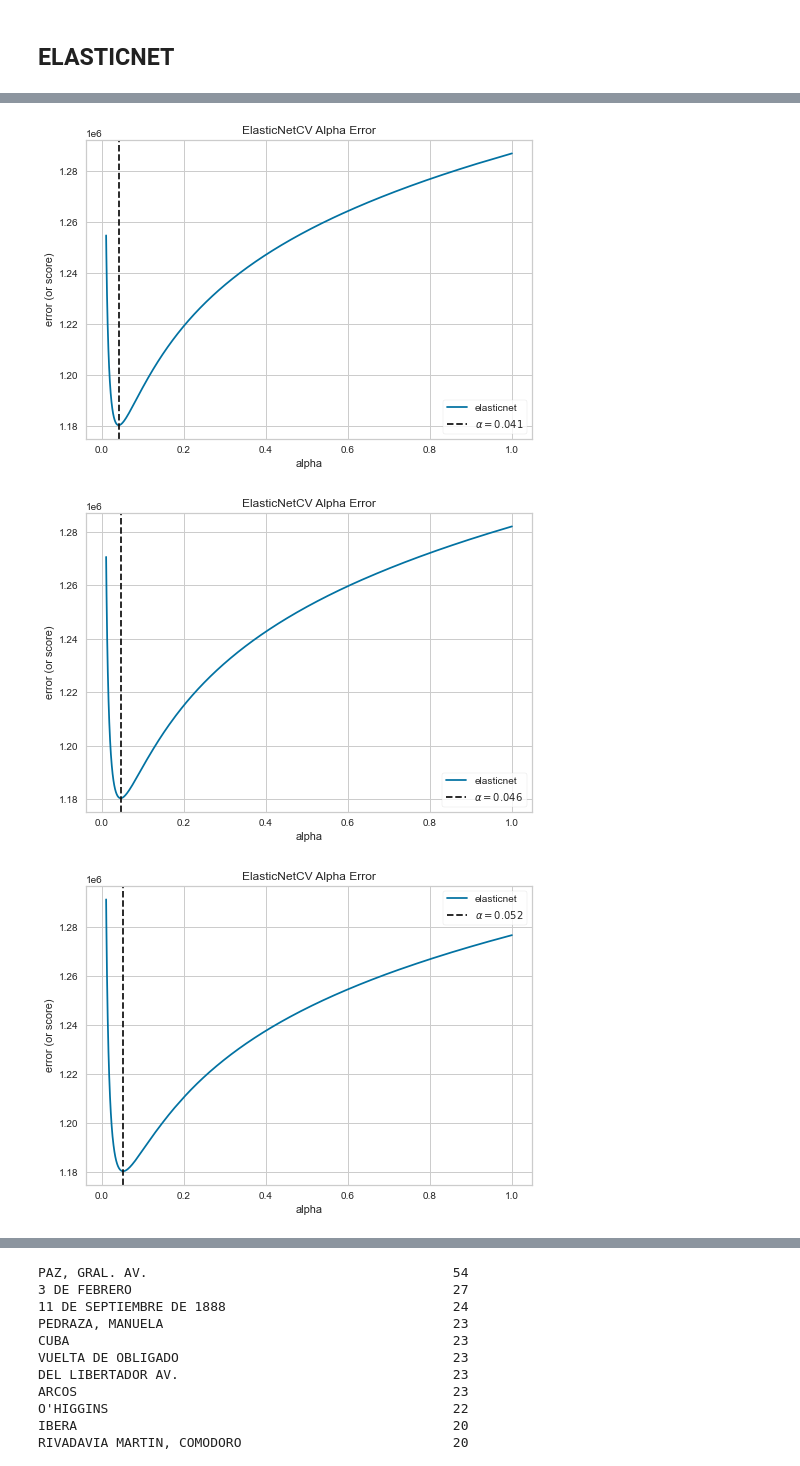
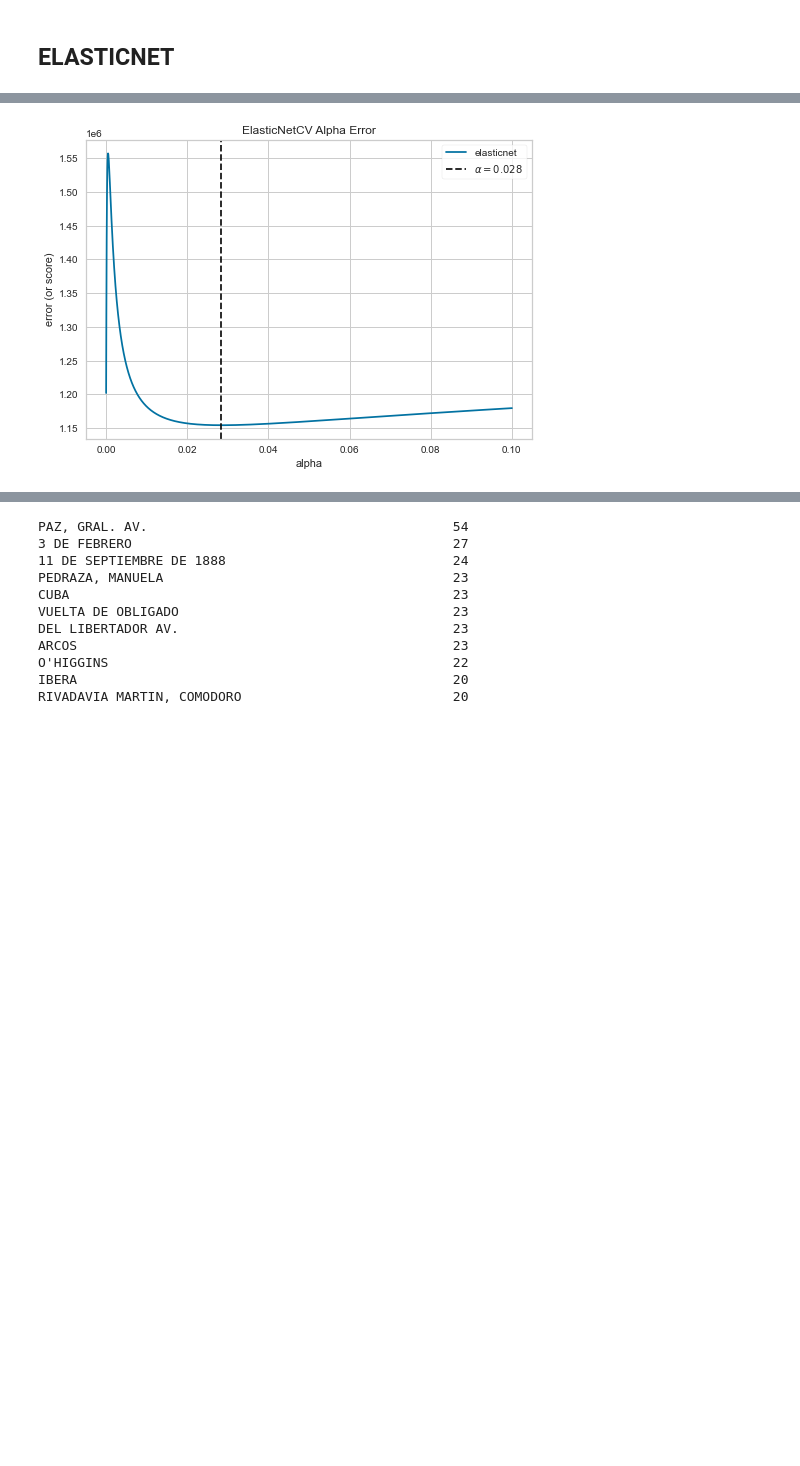
Before and after one commit to franfasan1/DG_G8_desfio2, a Jupyter notebook: notebook_desafio.ipynb, the cells around one changed output, grey strips where cells are left out. Saved outputs shown, nothing was run; the diff lists cells and outputs as text; code cells hidden in the pictures; blank space fills up the shorter version.

```diff
--- a/notebook_desafio.ipynb
+++ b/notebook_desafio.ipynb
@@ -203,11 +207,11 @@ data = data.join(data_clus_apartment.clusters_apartment)
 data = data.join(data_clus_house.clusters_house)
 # %%
 dummy_apartment = pd.get_dummies(data.clusters_apartment, dummy_na=True)
-dummy_apartment.columns = ['ap_0','ap_1', 'ap_2', 'Vacio']
+dummy_apartment.columns = ['ap_0','ap_1', 'ap_2', 'ap_3', 'Vacio']
 dummy_apartment.drop(['Vacio'], inplace=True, axis = 1)
 
 dummy_house = pd.get_dummies(data.clusters_house, dummy_na=True)
-dummy_house.columns = ['h_0', 'h_1', 'h_2', 'h_3', 'Vacio']
+dummy_house.columns = ['h_0', 'h_1', 'h_2', 'Vacio']
 dummy_house.drop(['Vacio'], inplace=True, axis = 1)
 
 data = data.join(dummy_apartment)
@@ -277,7 +281,7 @@ warnings.filterwarnings('ignore')
 # %% [markdown]
 ## LASSO
 # %%
-model_lasso = LassoCV(cv = 3, alphas = np.linspace(0,3,5000))
+model_lasso = LassoCV(cv = 3, alphas = np.linspace(0,10,5000))
 visualizer = AlphaSelection(model_lasso)
 visualizer.fit(Xs_train, ys_train)
 visualizer.show()
@@ -286,7 +290,6 @@ visualizer.show()
 <AxesSubplot:title={'center':'LassoCV Alpha Error'}, xlabel='alpha', ylabel='error (or score)'>
 # %%
-model_lasso = LassoCV(cv = 3, alphas = np.linspace(0,3,5000))
-
+model_lasso = LassoCV(cv = 3, alphas = np.linspace(0,10,5000))
 
 model_lasso.fit(Xs_train, ys_train)
 y_predict = model_lasso.predict(Xs_test)
@@ -354,6 +357,6 @@ visualizer.show()
 <AxesSubplot:title={'center':'RidgeCV Alpha Error'}, xlabel='alpha', ylabel='error (or score)'>
 # %%
-model_ridge = RidgeCV(cv = 3, alphas = np.linspace(0.1,2,500))
+model_ridge = RidgeCV(cv = 3, alphas = np.linspace(0.01,2,500))
 
 
 model_ridge.fit(Xs_train, ys_train)
@@ -388,23 +429,15 @@ El score obtenido en el dataset de testing fue de: 0.4935214369356764
 # %%
-metrica_r2 = []
-for x in np.linspace(0.1,0.95,10):
-    model_eln = ElasticNetCV(cv = 3, l1_ratio=x, alphas = np.linspace(0.01,1,5000))
-    visualizer = AlphaSelection(model_eln)
-    visualizer.fit(Xs_train, ys_train)
-    visualizer.show()
+model_eln = ElasticNetCV(cv = 3, l1_ratio=0.1, alphas = np.linspace(0,0.1,5000))
+visualizer = AlphaSelection(model_eln)
+visualizer.fit(Xs_train, ys_train)
+visualizer.show()
 
+model_eln = ElasticNetCV(cv = 3, l1_ratio= visualizer.l1_ratio_, alphas = visualizer.alphas, tol = 0.01)
 
-    model_eln = ElasticNetCV(cv = 3, l1_ratio= visualizer.l1_ratio_, alphas = visualizer.alphas)
+model_eln.fit(Xs_train, ys_train)
+y_predict = model_eln.predict(Xs_test)
 
-    model_eln.fit(Xs_train, ys_train)
-    y_predict = model_eln.predict(Xs_test)
-
-    metrica_r2.append(r2_score(ys_test, y_predict))
-
-metrica_r2
-#     print("El score obtenido en el dataset de training fue de:", r2_score(y_train, model_eln.predict(X_train)))
-#     print("El score obtenido en el dataset de testing fue de:", r2_score(y_test, y_predict))
+print("El score obtenido en el dataset de training fue de:", r2_score(ys_train, model_eln.predict(Xs_train)))
+print("El score obtenido en el dataset de testing fue de:", r2_score(ys_test, y_predict))
 # %% [output]
-[figure, old version]
+[figure, new version]
-[figure, removed]
-[figure, removed]
```
Also changed, not shown: parts of 15 cells of this notebook.
